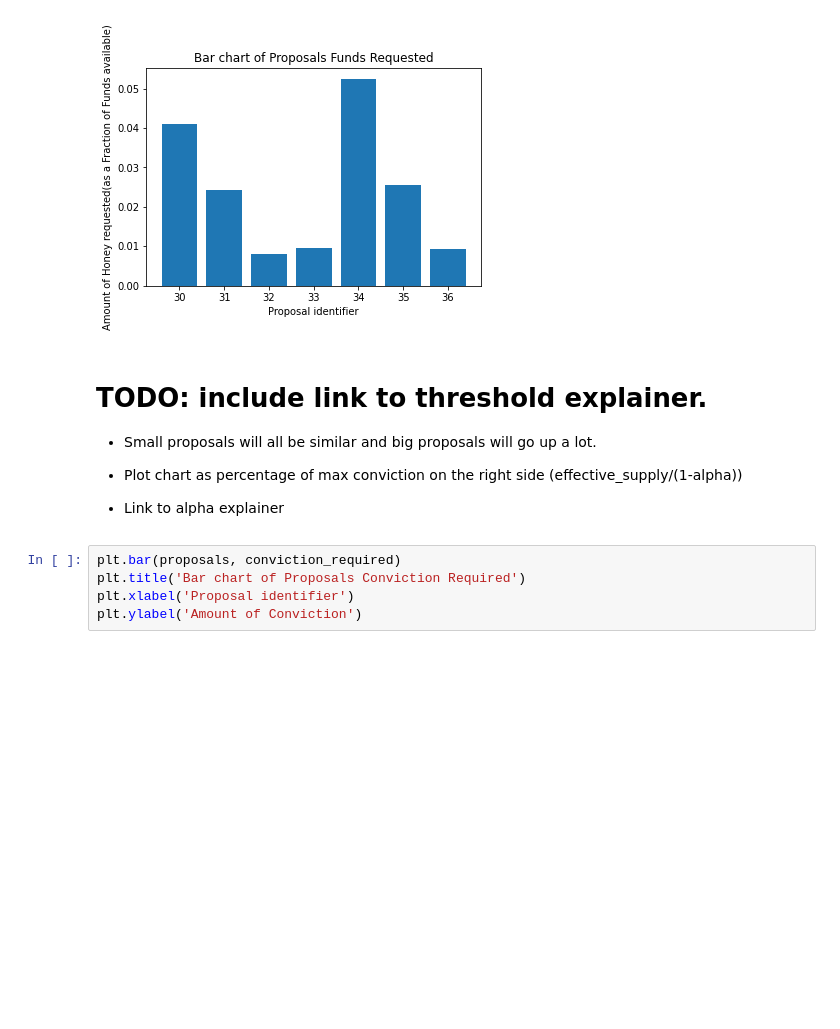
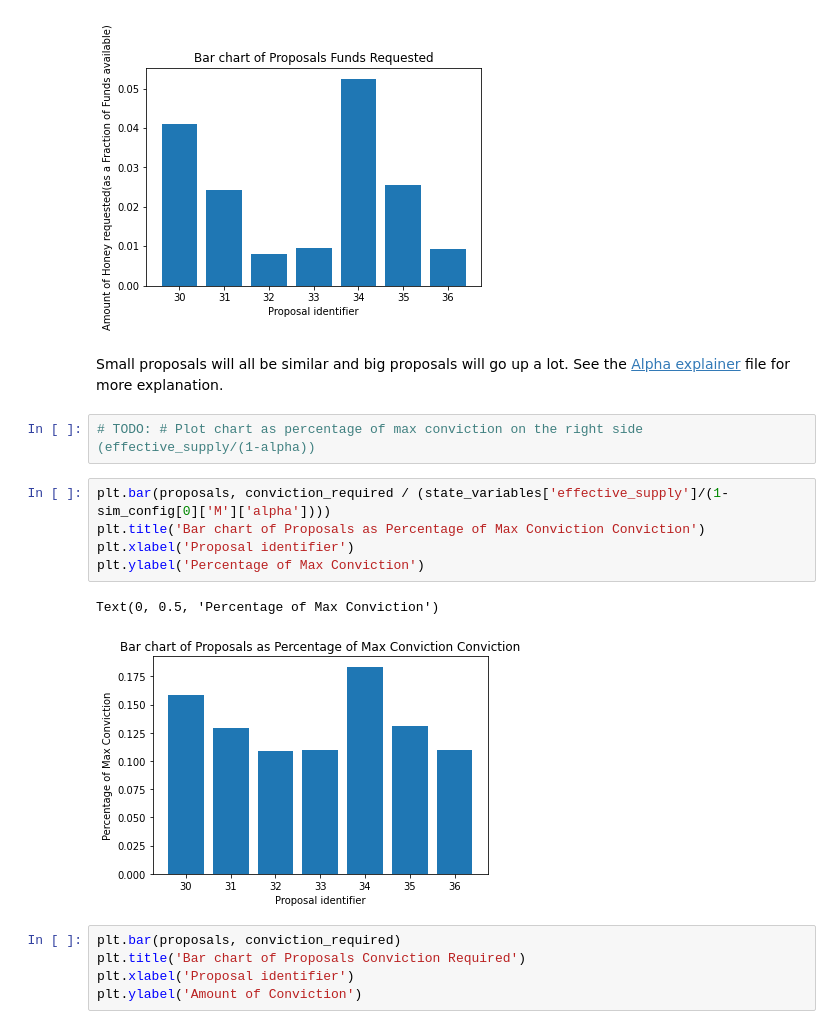
Before and after one commit to 1Hive/conviction-voting-cadcad, a Jupyter notebook: models/v3/Aragon_Conviction_Voting_Model.ipynb, the cells around one changed output. Drawn from its saved outputs; the diff is of its cells as text; blank space fills up the shorter version.

```diff
--- a/models/v3/Aragon_Conviction_Voting_Model.ipynb
+++ b/models/v3/Aragon_Conviction_Voting_Model.ipynb
@@ -244,13 +244,17 @@ plt.ylabel('Amount of Honey requested(as a Fraction of Funds available)')
 Text(0, 0.5, 'Amount of Honey requested(as a Fraction of Funds available)')
 [figure]
 # %% [markdown]
-# TODO: include link to threshold explainer.
-
-* Small proposals will all be similar and big proposals will go up a lot.
-
-* Plot chart as percentage of max conviction on the right side (effective_supply/(1-alpha))
-
-* Link to alpha explainer
+Small proposals will all be similar and big proposals will go up a lot. See the [Alpha explainer](Deriving_Alpha.ipynb) file for more explanation.
+# %%
+# TODO: # Plot chart as percentage of max conviction on the right side (effective_supply/(1-alpha))
+# %%
+plt.bar(proposals, conviction_required / (state_variables['effective_supply']/(1-sim_config[0]['M']['alpha'])))
+plt.title('Bar chart of Proposals as Percentage of Max Conviction Conviction')
+plt.xlabel('Proposal identifier')
+plt.ylabel('Percentage of Max Conviction')
+# %% [output]
+Text(0, 0.5, 'Percentage of Max Conviction')
+[figure, added]
 # %%
 plt.bar(proposals, conviction_required)
 plt.title('Bar chart of Proposals Conviction Required')
```
Also changed, not shown: parts of 1 cell of this notebook.
